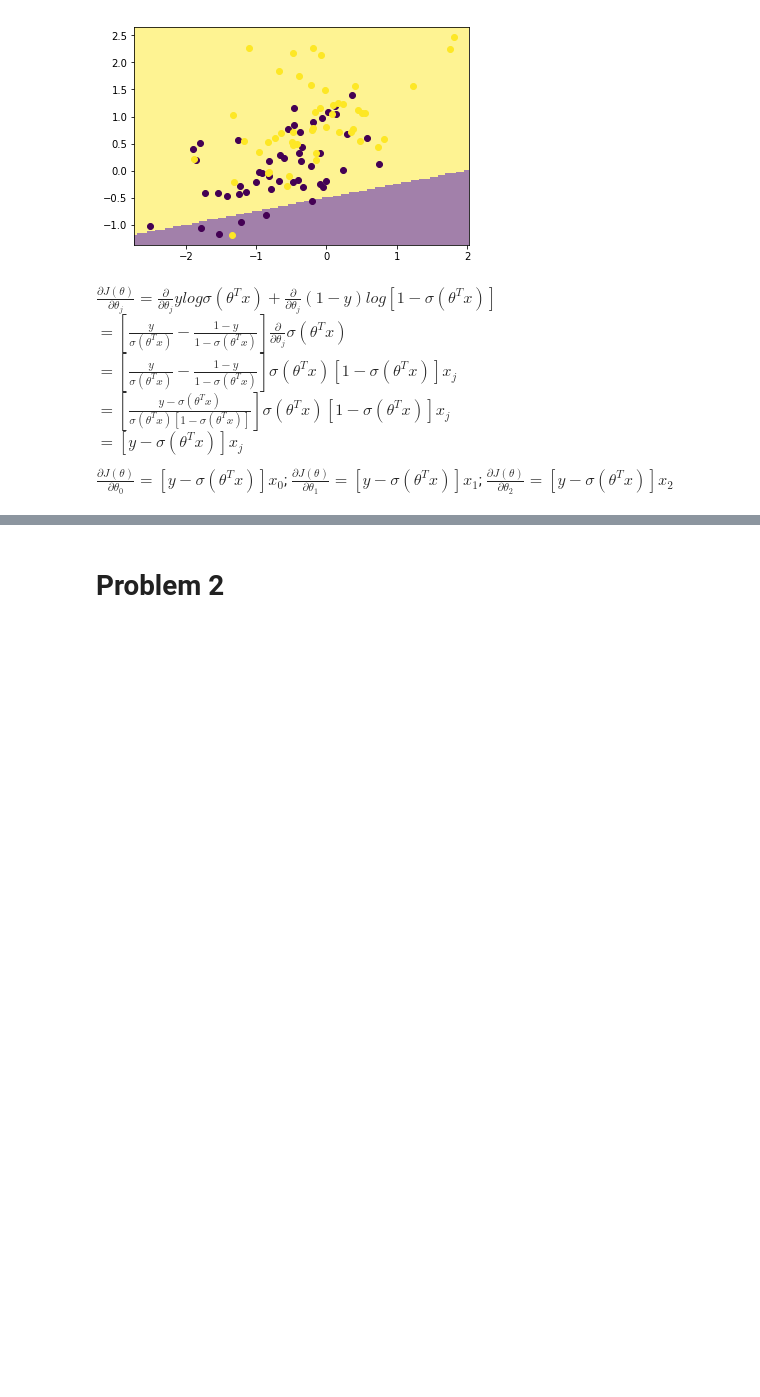
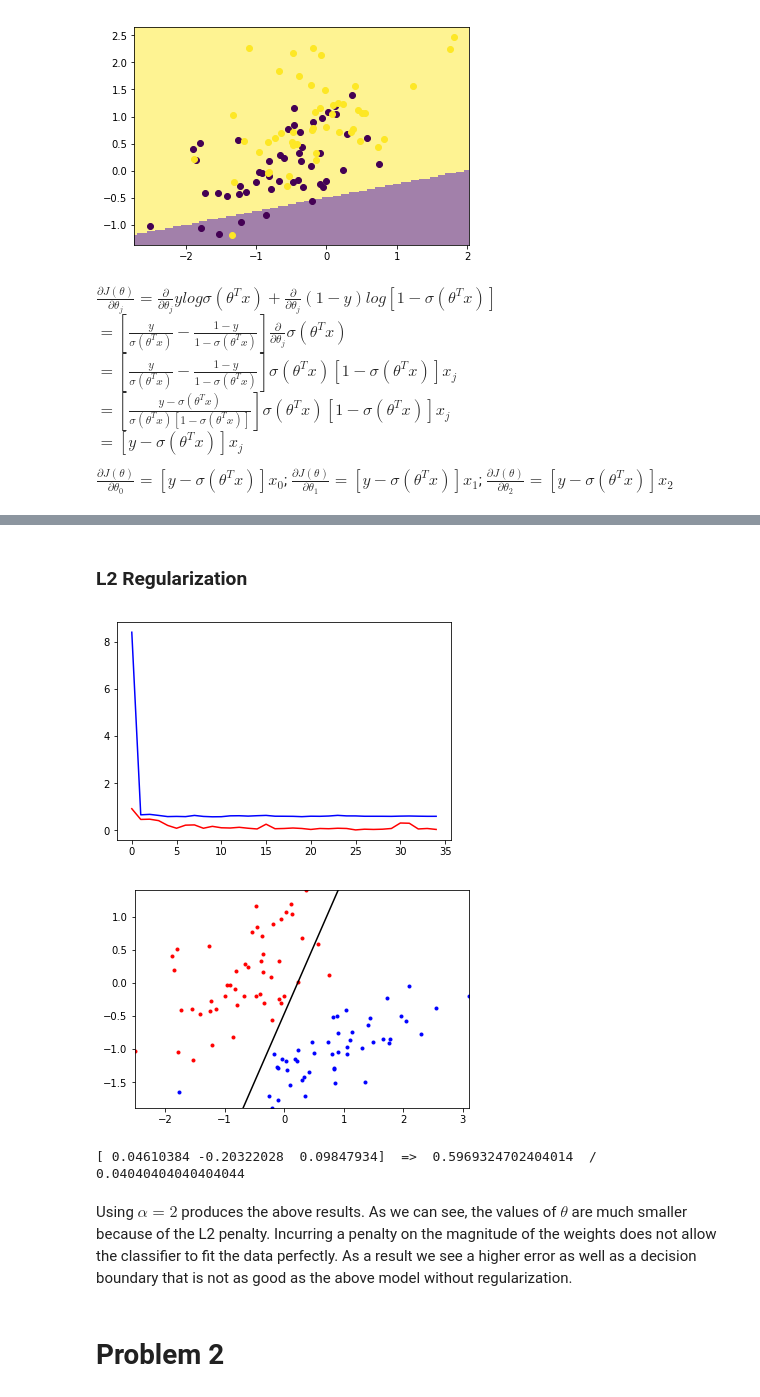
Before and after one commit to jordanott/MachineLearning, a Jupyter notebook: Homework/03/HW3.ipynb, the cells around one changed output, grey strips where cells are left out. Drawn from its saved outputs; the diff is of its cells as text; code cells hidden in the pictures; blank space fills up the shorter version.

```diff
--- a/Homework/03/HW3.ipynb
+++ b/Homework/03/HW3.ipynb
@@ -112,3 +155,13 @@ learnerA.train(XA, YA)
+# %% [markdown]
+### L2 Regularization
+# %%
+learnerA.train(XA, YA, alpha=2)
+# %% [output]
+[figure, added]
+[figure, added]
+[ 0.04610384 -0.20322028  0.09847934]  =>  0.5969324702404014  /  0.04040404040404044
+# %% [markdown]
+Using $\alpha = 2$ produces the above results. As we can see, the values of $\theta$ are much smaller because of the L2 penalty. Incurring a penalty on the magnitude of the weights does not allow the classifier to fit the data perfectly. As a result we see a higher error as well as a decision boundary that is not as good as the above model without regularization.
 # %% [markdown]
 # Problem 2
 # %% [markdown]
```
Also changed, not shown: parts of 5 cells of this notebook, 1 other file.
